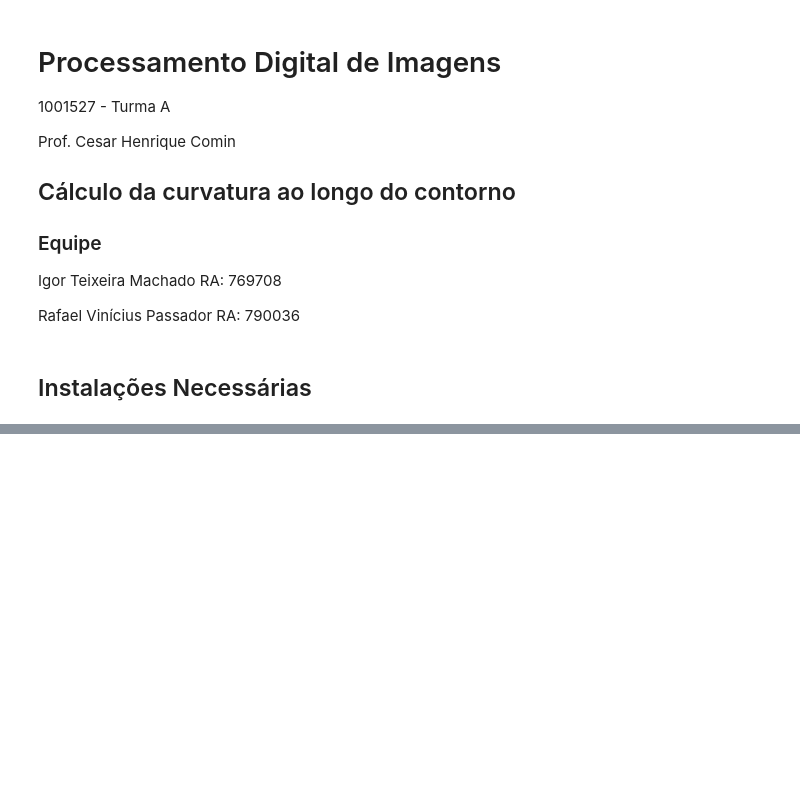
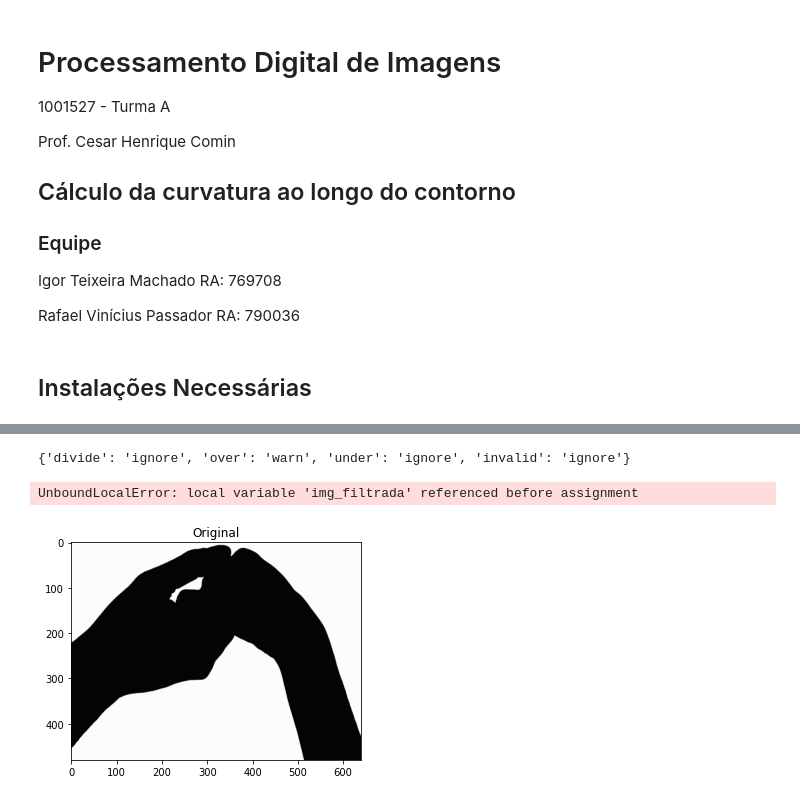
Before and after one commit to Sfrev/PDI-Trabalho3, a Jupyter notebook: curvatura.ipynb, the cells around one changed output, grey strips where cells are left out. Saved outputs shown, nothing was run; the diff lists cells and outputs as text; code cells hidden in the pictures; blank space fills up the shorter version.

Commit message:
Testando fotos

```diff
--- a/curvatura.ipynb
+++ b/curvatura.ipynb
@@ -206,0 +267,12 @@ handsmat_curvature = curvature(handsmat_contour)
+# %%
+# ignorando os warnings de divisao por zero, pois o valor da derivada é 0 para os pixels adjacentes a borda da imagem
+np.seterr(divide='ignore', invalid='ignore')
+# %% [output]
+{'divide': 'ignore', 'over': 'warn', 'under': 'ignore', 'invalid': 'ignore'}
+# %%
+handsmat = plt.imread('Fotos/handsmat.tif')
+
+get_contour_and_plot(handsmat, True, False)
+# %% [output]
+UnboundLocalError: local variable 'img_filtrada' referenced before assignment
+[figure, added]
```
Also changed, not shown: parts of 9 cells of this notebook.
